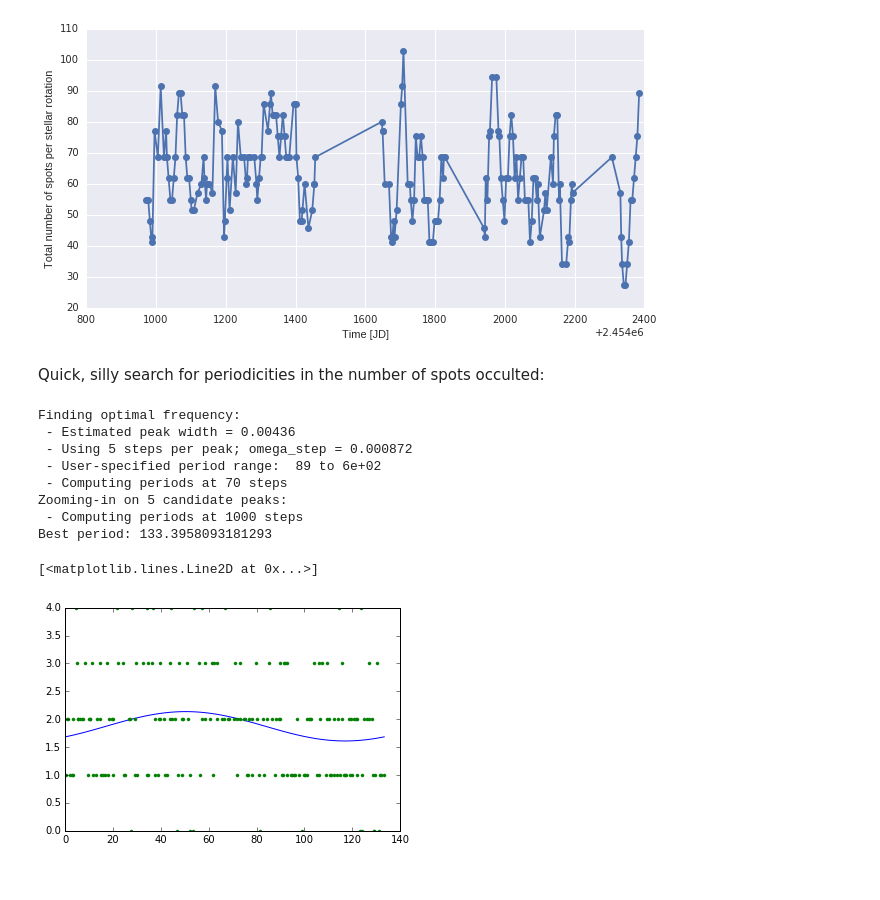
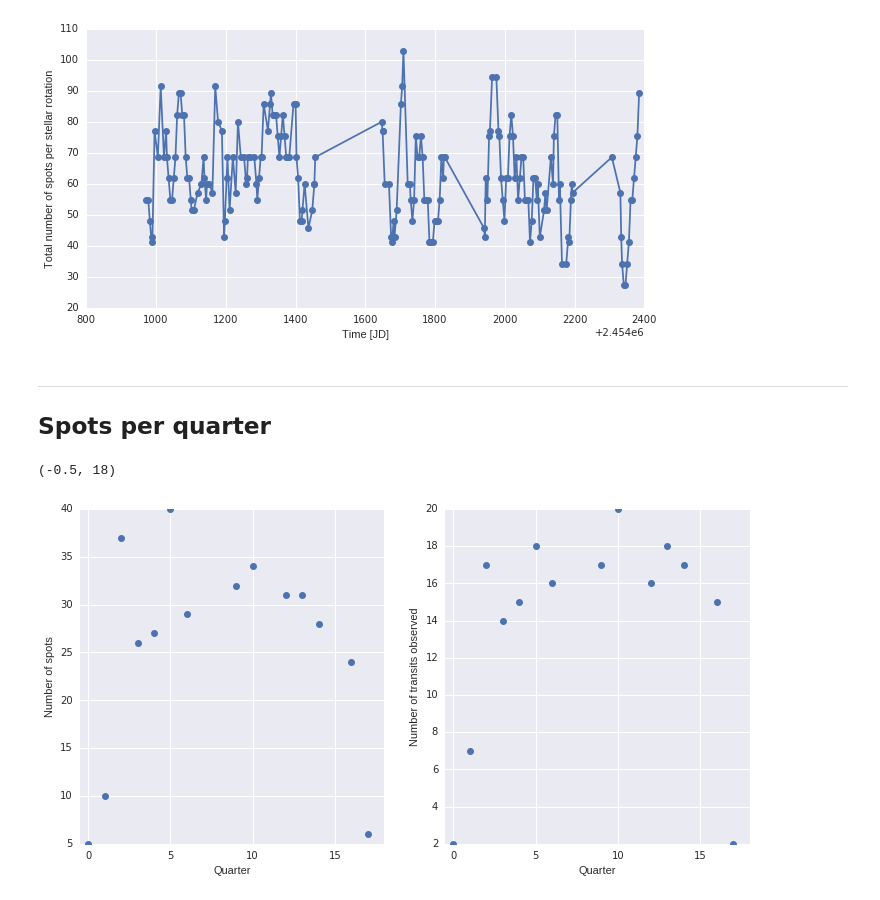
Before and after one commit to bmorris3/friedrich, a Jupyter notebook: hat11/area.ipynb, the cells around one changed output. Drawn from its saved outputs; the diff is of its cells as text; code cells hidden in the pictures.

```diff
--- a/hat11/area.ipynb
+++ b/hat11/area.ipynb
@@ -131,12 +147,16 @@ for i, path in enumerate(paths):
 
 n_spots = np.zeros(len(spots_all_transits))
 times = np.zeros(len(spots_all_transits))
-for i, transit in enumerate(spots_all_transits):
+quarters = np.zeros(len(spots_all_transits))
+for i, transit, q in zip(range(len(spots_all_transits)),
+                         spots_all_transits, quarters_all_transits):
     for spot in transit:
         if spot.delta_BIC > 10:
             n_spots[i] += 1
         if times[i] == 0:
             times[i] = spot.t0.value
+        if quarters[i] == 0:
+            quarters[i] = q
 # %%
 # Plot the distribution of spot numbers:
 
@@ -191,29 +211,33 @@ ax.set(ylabel='Total number of spots per stellar rotation',
 plt.show()
 # %% [output]
 [figure]
-# %% [markdown]
-Quick, silly search for periodicities in the number of spots occulted:
-# %%
-from gatspy.periodic import LombScargle
-
-model = LombScargle(fit_period=True)
-model.optimizer.period_range = (90, 600)
-model.fit(times, n_spots, 0.5*np.ones_like(n_spots))
-print("Best period: {0}".format(model.best_period))
-
-tfit = np.linspace(0, model.best_period, 100)
-yfit = model.predict(tfit)
-
-plt.plot(tfit, yfit)
-plt.plot(times % model.best_period, n_spots, '.')
-# %% [output]
-Finding optimal frequency:
- - Estimated peak width = 0.00436
- - Using 5 steps per peak; omega_step = 0.000872
- - User-specified period range:  89 to 6e+02
- - Computing periods at 70 steps
-Zooming-in on 5 candidate peaks:
- - Computing periods at 1000 steps
-Best period: 133.3958093181293
-[<matplotlib.lines.Line2D at 0x...>]
-[figure, removed]
+# %% [markdown]
+***
+
+## Spots per quarter
+# %%
+quarters_unique = np.sort(np.unique(quarters))
+n_spots_per_quarter = np.zeros(len(quarters_unique))
+n_transits_per_quarter = np.zeros(len(quarters_unique))
+
+fake_uncertainty = np.zeros(len(quarters_unique))
+
+for i, q in enumerate(quarters_unique):
+    in_this_quarter = (quarters == q)
+    n_spots_per_quarter[i] += np.sum(n_spots[in_this_quarter])
+    n_transits_per_quarter[i] = np.count_nonzero(in_this_quarter)
+    fake_uncertainty[i] = np.std(n_spots[in_this_quarter])/np.sqrt(n_transits_per_quarter[i])
+# %%
+fig, ax = plt.subplots(1, 2, figsize=(12, 6))
+ax[0].plot(quarters_unique, n_spots_per_quarter, 'o')
+ax[0].set_xlabel('Quarter')
+ax[0].set_ylabel('Number of spots')
+ax[0].set_xlim([-0.5, 18])
+
+ax[1].plot(quarters_unique, n_transits_per_quarter, 'o')
+ax[1].set_xlabel('Quarter')
+ax[1].set_ylabel('Number of transits observed')
+ax[1].set_xlim([-0.5, 18])
+# %% [output]
+(-0.5, 18)
+[figure, added]
```
Also changed, not shown: parts of 3 cells of this notebook.
